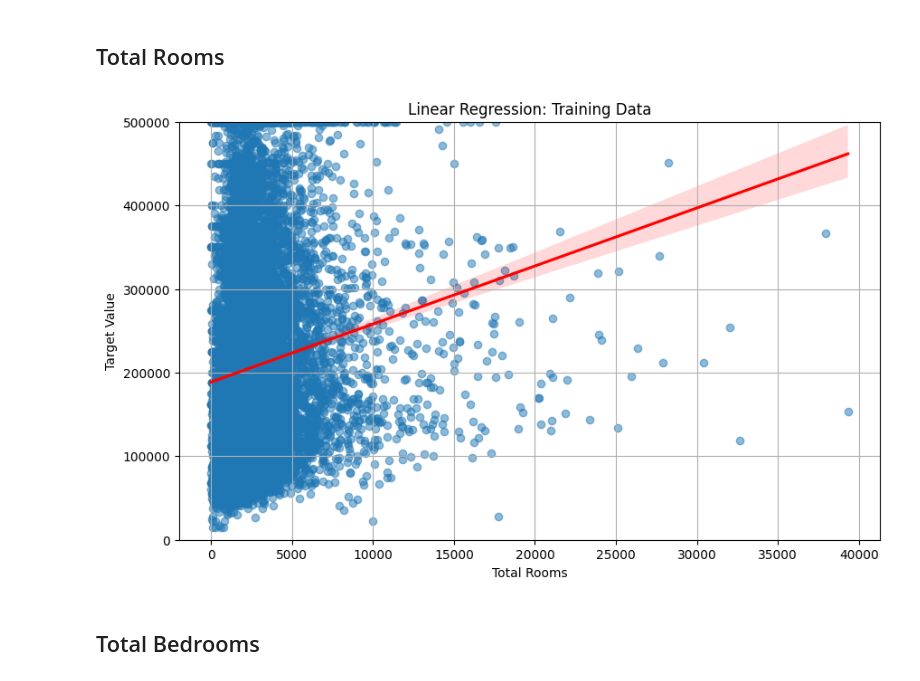
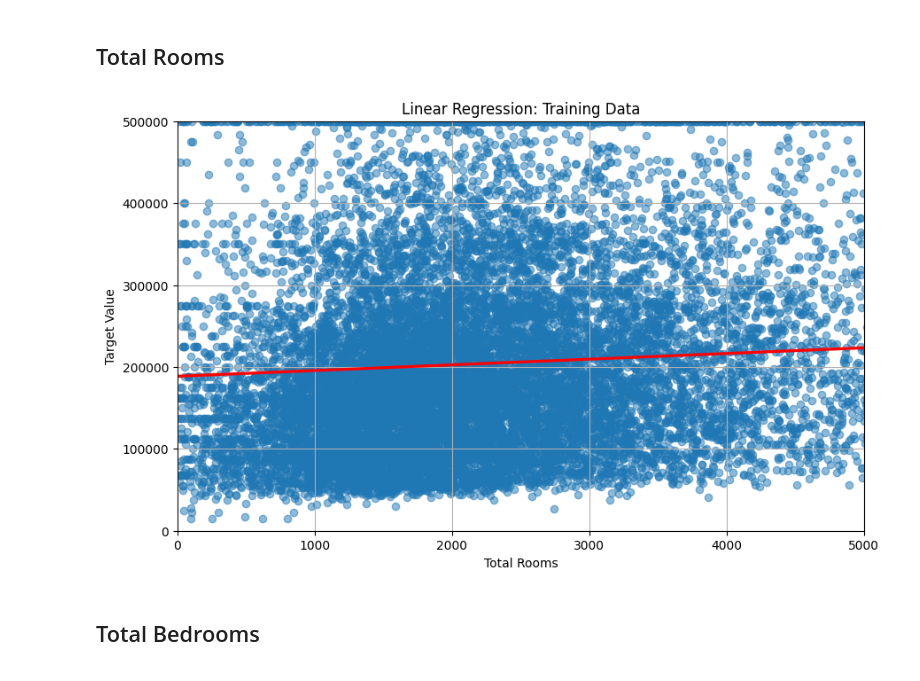
Before and after one commit to CullosK/MeXE402_Midterm_Cullos_Kristina-Verroya_Patrick, a Jupyter notebook: linear.ipynb, the cells around one changed output. Cells and saved outputs as stored; diff of their text form; code cells hidden in the pictures.

```diff
--- a/linear.ipynb
+++ b/linear.ipynb
@@ -235,23 +235,23 @@ plt.show()
 # %%
 
 # Plotting the linear regression
 feature_index = 3  # Change this index to visualize other features
 X_feature_train = X_train[:, feature_index]
 
 # Create the plot
 plt.figure(figsize=(10, 6))
 sns.regplot(x=X_feature_train, y=y_train, scatter_kws={'alpha': 0.5}, line_kws={'color': 'red'})
 plt.xlabel("Total Rooms")  # Label for the chosen feature
 plt.ylabel('Target Value')  # Label for the target variable
 plt.title('Linear Regression: Training Data')  # Title for the plot
 plt.grid()
 
 # Set y-axis limit
 plt.ylim(0, 500000)  # Set y-axis limit from 0 to 500,000
-
+plt.xlim(0,5000)
 plt.show()
 # %% [output]
-[figure, old version]
+[figure, new version]
 # %% [markdown]
 ## Total Bedrooms
 # %%
```
Also changed, not shown: parts of 11 cells of this notebook, 4 other files.
